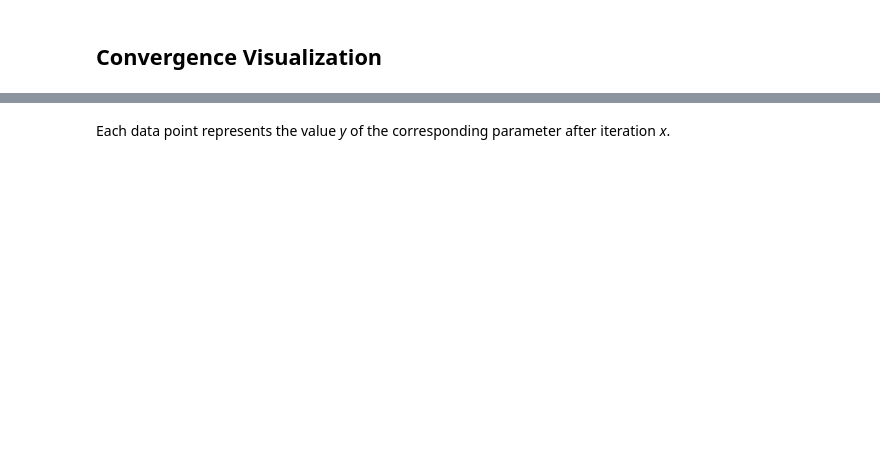
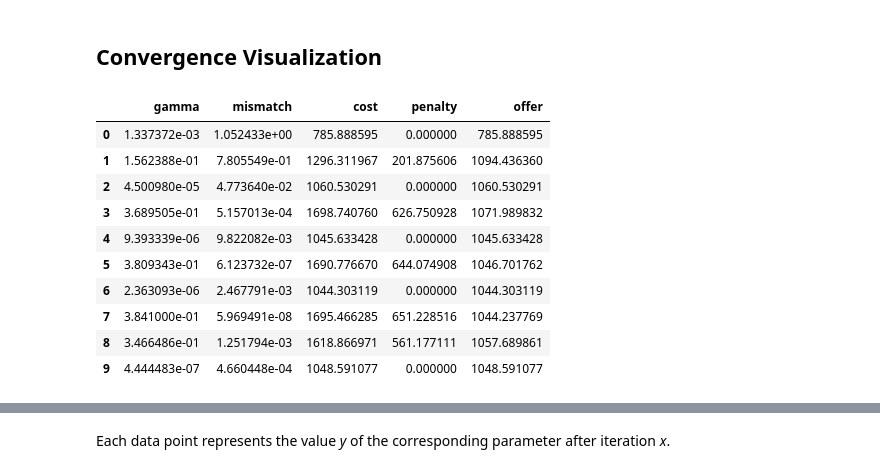
Before and after one commit to leoschleier/acopf, a Jupyter notebook: notebooks/SLP.ipynb, the cells around one changed output, grey strips where cells are left out. Cells and saved outputs as stored; diff of their text form; code cells hidden in the pictures; blank space fills up the shorter version.

```diff
--- a/notebooks/SLP.ipynb
+++ b/notebooks/SLP.ipynb
@@ -412,2 +400,19 @@ Duaration with initial iteration: 0.1980457305908203 seconds
 # %% [markdown]
 ## **Convergence Visualization**
+# %%
+measures_df = pd.DataFrame({
+    'gamma': pc.gamma, 'mismatch': pc.mismatch, 'cost': pc.cost, 'penalty': pc.penalty,
+    'offer': list(np.array(pc.cost)-np.array(pc.penalty))})
+measures_df
+# %% [output]
+|  | gamma | mismatch | cost | penalty | offer |
+| 0 | 1.337372e-03 | 1.052433e+00 | 785.888595 | 0.000000 | 785.888595 |
+| 1 | 1.562388e-01 | 7.805549e-01 | 1296.311967 | 201.875606 | 1094.436360 |
+| 2 | 4.500980e-05 | 4.773640e-02 | 1060.530291 | 0.000000 | 1060.530291 |
+| 3 | 3.689505e-01 | 5.157013e-04 | 1698.740760 | 626.750928 | 1071.989832 |
+| 4 | 9.393339e-06 | 9.822082e-03 | 1045.633428 | 0.000000 | 1045.633428 |
+| 5 | 3.809343e-01 | 6.123732e-07 | 1690.776670 | 644.074908 | 1046.701762 |
+| 6 | 2.363093e-06 | 2.467791e-03 | 1044.303119 | 0.000000 | 1044.303119 |
+| 7 | 3.841000e-01 | 5.969491e-08 | 1695.466285 | 651.228516 | 1044.237769 |
+| 8 | 3.466486e-01 | 1.251794e-03 | 1618.866971 | 561.177111 | 1057.689861 |
+| 9 | 4.444483e-07 | 4.660448e-04 | 1048.591077 | 0.000000 | 1048.591077 |
```
Also changed, not shown: parts of 32 cells of this notebook, 8 other files.
